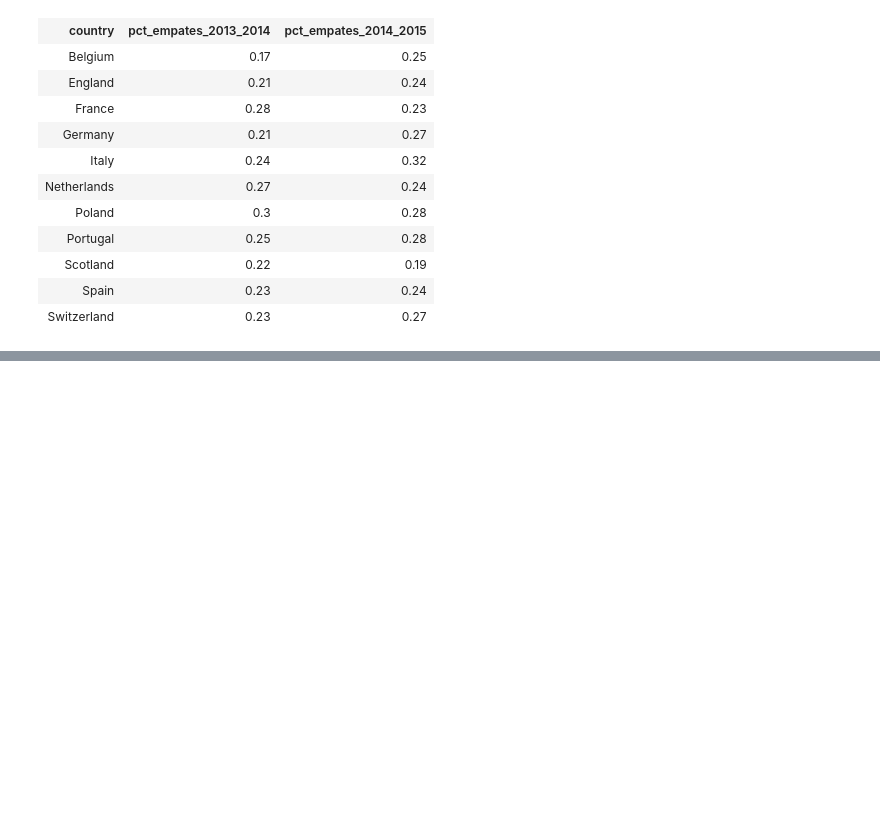
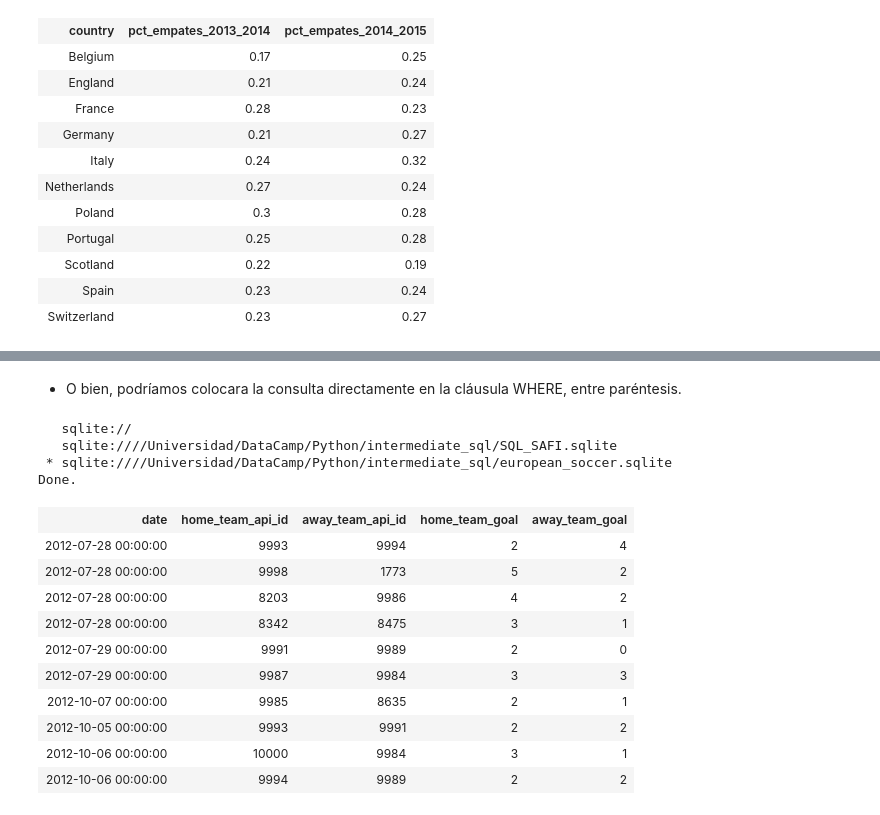
Before and after one commit to adinamarca/notebooks, a Jupyter notebook: SQL/intermediate_sql/notebook.ipynb, the cells around one changed output, grey strips where cells are left out. Saved outputs shown, nothing was run; the diff lists cells and outputs as text; code cells hidden in the pictures; blank space fills up the shorter version.

```diff
--- a/SQL/intermediate_sql/notebook.ipynb
+++ b/SQL/intermediate_sql/notebook.ipynb
@@ -1296,0 +1460,28 @@ Done.
+# %% [markdown]
+- O bien, podríamos colocara la consulta directamente en la cláusula WHERE, entre paréntesis.
+# %%
+%sql SELECT date, \
+home_team_api_id, \
+away_team_api_id, \
+home_team_goal, \
+away_team_goal \
+FROM match \
+WHERE season = '2012/2013' \
+AND home_team_goal > (SELECT avg(home_team_goal) FROM match) \
+LIMIT 10
+# %% [output]
+   sqlite://
+   sqlite:////Universidad/DataCamp/Python/intermediate_sql/SQL_SAFI.sqlite
+ * sqlite:////Universidad/DataCamp/Python/intermediate_sql/european_soccer.sqlite
+Done.
+| date | home_team_api_id | away_team_api_id | home_team_goal | away_team_goal |
+| 2012-07-28 00:00:00 | 9993 | 9994 | 2 | 4 |
+| 2012-07-28 00:00:00 | 9998 | 1773 | 5 | 2 |
+| 2012-07-28 00:00:00 | 8203 | 9986 | 4 | 2 |
+| 2012-07-28 00:00:00 | 8342 | 8475 | 3 | 1 |
+| 2012-07-29 00:00:00 | 9991 | 9989 | 2 | 0 |
+| 2012-07-29 00:00:00 | 9987 | 9984 | 3 | 3 |
+| 2012-10-07 00:00:00 | 9985 | 8635 | 2 | 1 |
+| 2012-10-05 00:00:00 | 9993 | 9991 | 2 | 2 |
+| 2012-10-06 00:00:00 | 10000 | 9984 | 3 | 1 |
+| 2012-10-06 00:00:00 | 9994 | 9989 | 2 | 2 |
```
Also changed, not shown: parts of 23 cells of this notebook.
